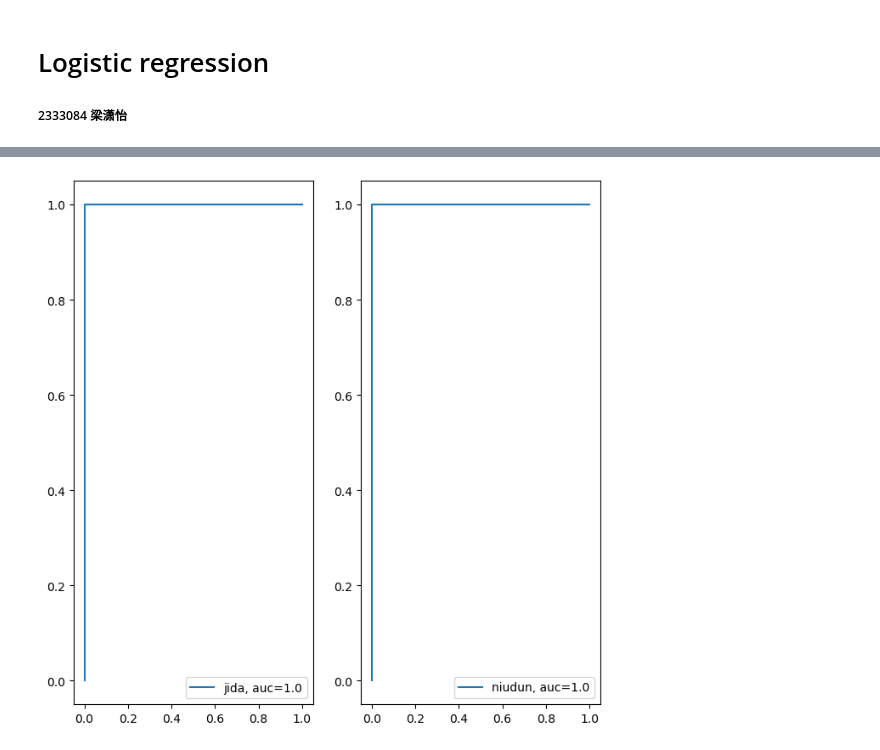
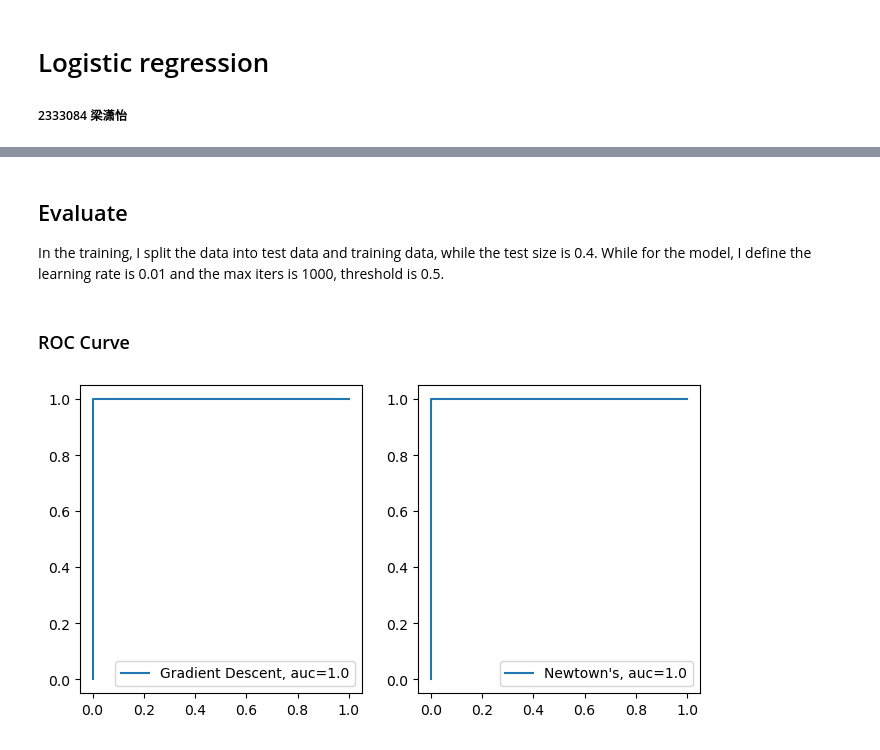
Before and after one commit to CCatherineeee/Recognize-Pattern, a Jupyter notebook: assignment1/LogisticRegression.ipynb, the cells around one changed output, grey strips where cells are left out. Drawn from its saved outputs; the diff is of its cells as text; code cells hidden in the pictures.

```diff
--- a/assignment1/LogisticRegression.ipynb
+++ b/assignment1/LogisticRegression.ipynb
@@ -38,9 +126,10 @@ data = data[data.label != 2]
 # %%
 class LogistRegression:
-    def __init__(self, lr, max_iter, threshold):
+    def __init__(self, lr, max_iter, threshold, method):
         self.lr = lr
         self.max_itr = max_iter
         self.threshold =threshold
+        self.method = method
 
     def _sigmoid(self, z):
         return 1. / (1. + np.exp(-z))
@@ -57,7 +146,15 @@ class LogistRegression:
         y_hat = self._sigmoid(x_w @ self._theta)
         return x_w.T * y_hat * (1-y_hat) @ x_w
 
-    def fit_newtown(self,x_train,y_train):
+    def fit(self,x_train, y_train):
+        if self.method == "newtown":
+            self.newtown(x_train, y_train)
+        elif self.method == "grad":
+            self.grad(x_train, y_train)
+        else:
+            return None
+
+    def newtown(self,x_train,y_train):
         x_w = np.hstack([np.ones((len(x_train), 1)), x_train])
         self._theta = np.zeros(x_w.shape[1])
         for _ in range(self.max_itr):
@@ -71,7 +168,7 @@ class LogistRegression:
             if np.allclose(self._theta, pre_theta):
                 break
 
-    def fit(self,x_train,y_train):
+    def grad(self,x_train,y_train):
         x_w = np.hstack([np.ones((len(x_train), 1)), x_train])
         self._theta = np.zeros(x_w.shape[1])
         for _ in range(self.max_itr):
@@ -85,37 +182,44 @@ class LogistRegression:
     def predict(self,x_test):
         x_w = np.hstack([np.ones((len(x_test), 1)), x_test])
         y_pred = self._sigmoid(x_w.dot(self._theta))
+        return y_pred
+
+    def classify(self,x_test):
+        x_w = np.hstack([np.ones((len(x_test), 1)), x_test])
+        y_pred = self._sigmoid(x_w.dot(self._theta))
         y_pred = np.array(y_pred >= self.threshold , dtype = 'int')
         return y_pred
+# %% [markdown]
+## Evaluate
+In the training, I split the data into test data and training data, while the test size is 0.4. While for the model, I define the learning rate is 0.01 and the max iters is 1000, threshold is 0.5.
 # %%
 from sklearn.model_selection import train_test_split
 
-X_train, X_test, y_train, y_test = train_test_split(data.to_numpy()[:,:4], data.to_numpy()[:,-1], test_size=0.4)
+x_train, x_test, y_train, y_test = train_test_split(data[:,:3], data[:,-1], test_size=0.4)
+# %% [markdown]
+### ROC Curve
 # %%
 from sklearn import metrics
 import matplotlib.pyplot as plt
-model = LogistRegression(lr=0.01, max_iter=1000, threshold=0.5)
-plt.figure(figsize=(16, 4))
+plt.figure(figsize=(8, 4))
 
-
-model.fit_newtown(X_train, y_train)
-y_pred = model.predict(X_test)
+model = LogistRegression(lr=0.1, max_iter=1000, threshold=0.5, method='newtown')
+model.fit(x_train, y_train)
+y_pred = model.predict(x_test)
 fpr, tpr, _ = metrics.roc_curve(y_test, y_pred)
 auc = metrics.roc_auc_score(y_test, y_pred)
 plt.subplot(1, 2, 1)
-plt.plot(fpr,tpr,label="jida, auc="+str(auc))
+plt.plot(fpr,tpr,label="Gradient Descent, auc="+str(auc))
 plt.legend(loc=4)
-# plt.show()
 
-# plt.figure(figsize=(4, 8))
-
-model.fit_newtown(X_train, y_train)
-y_pred = model.predict(X_test)
+model = LogistRegression(lr=0.01, max_iter=1000, threshold=0.5, method='grad')
+model.fit(x_train, y_train)
+y_pred = model.classify(x_test)
 fpr, tpr, _ = metrics.roc_curve(y_test, y_pred)
 auc = metrics.roc_auc_score(y_test, y_pred)
 plt.subplot(1,2, 2)
-plt.plot(fpr,tpr,label="niudun, auc="+str(auc))
+plt.plot(fpr,tpr,label="Newtown's, auc="+str(auc))
 plt.legend(loc=4)
 plt.show()
 # %% [output]
-[figure, old version]
+[figure, new version]
```
Also changed, not shown: parts of 12 cells of this notebook.
